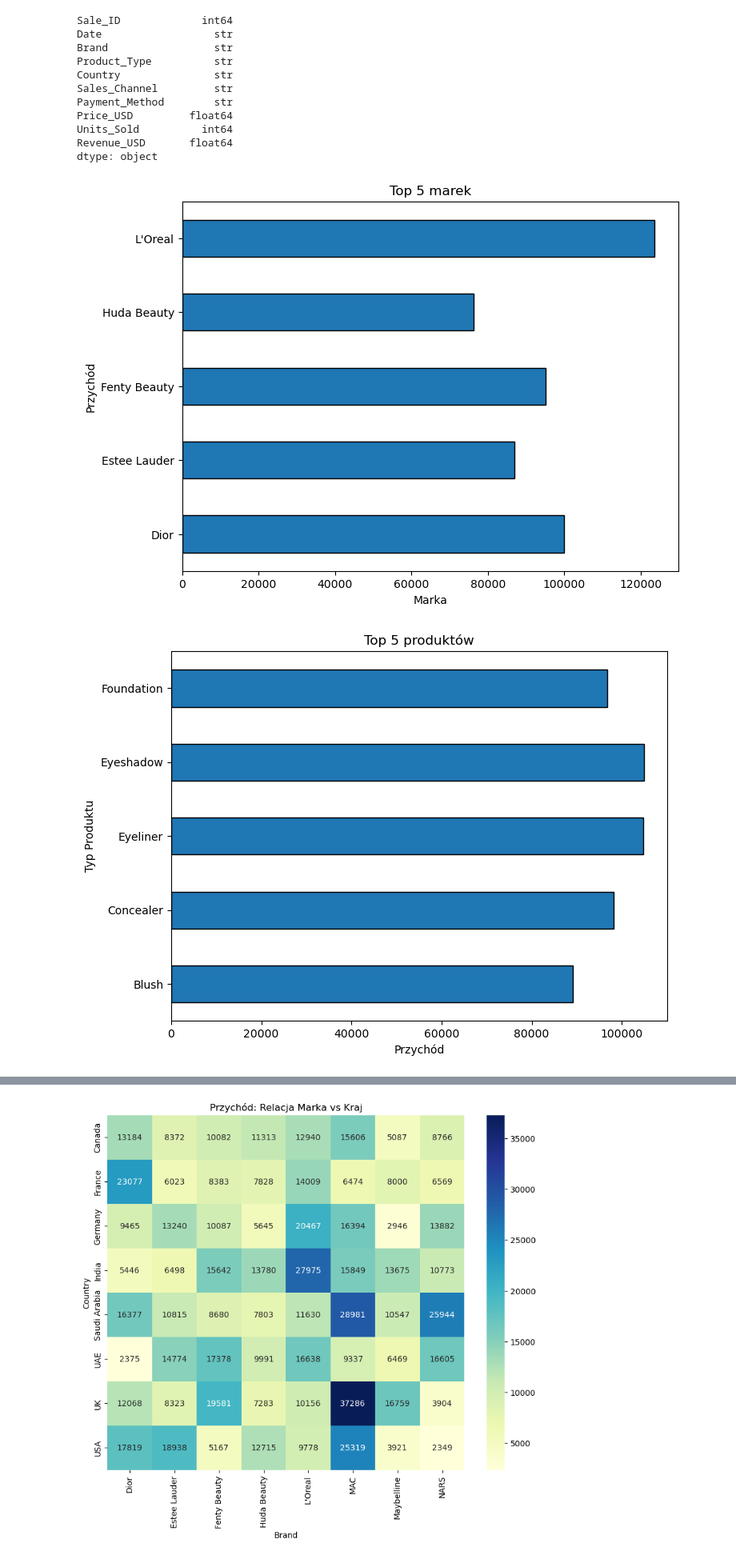
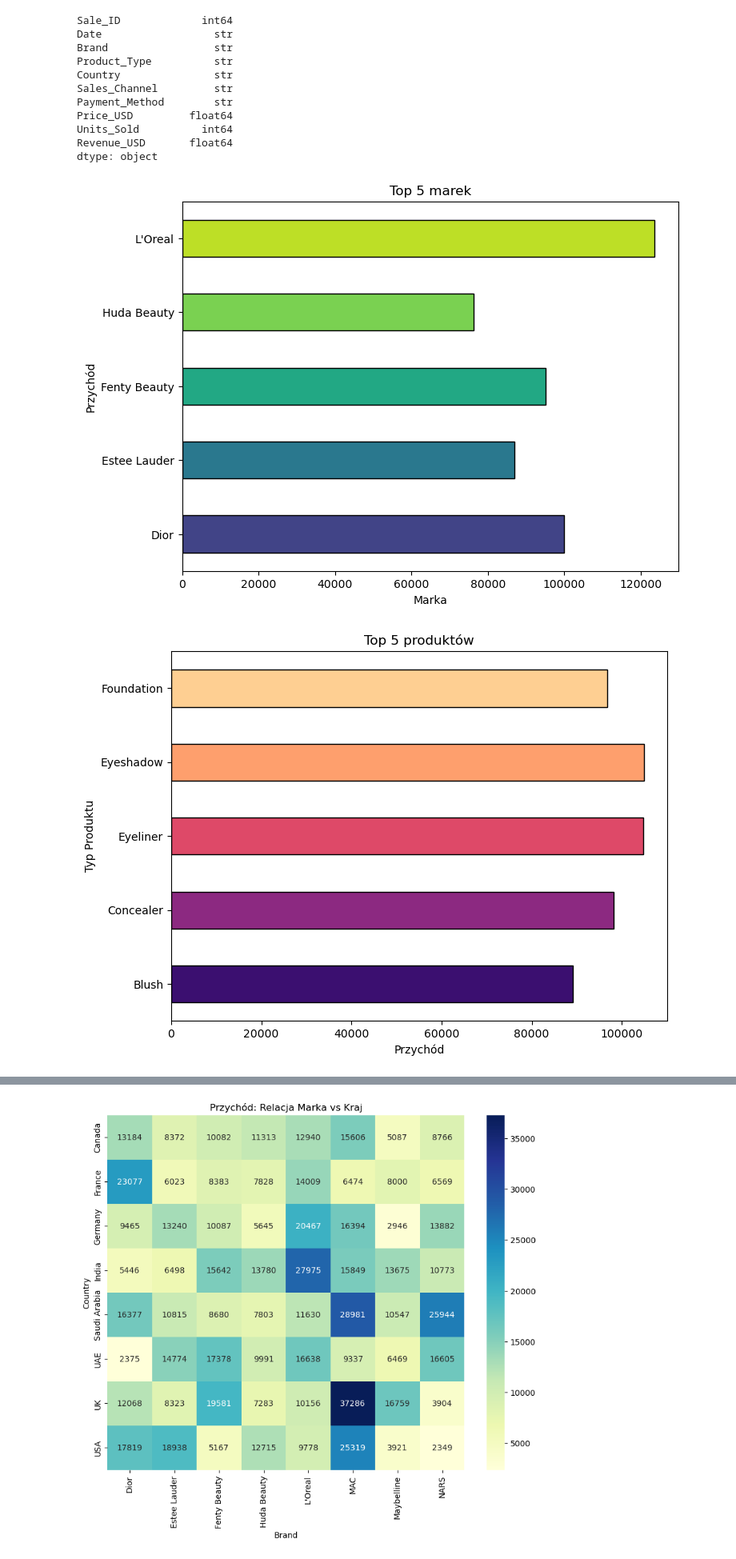
Before and after one commit to sameswick/Portfolio_Cv, a Jupyter notebook: projekt_makeup/notebooks/Notebook_01_eda_cleaning.ipynb, the cells around one changed output, grey strips where cells are left out. Shown at 80% size. Cells and saved outputs as stored; diff of their text form; code cells hidden in the pictures.

```diff
--- a/projekt_makeup/notebooks/Notebook_01_eda_cleaning.ipynb
+++ b/projekt_makeup/notebooks/Notebook_01_eda_cleaning.ipynb
@@ -57,23 +57,30 @@ dtype: object
 df['Date'] = pd.to_datetime(df['Date'], yearfirst=True, errors='raise')
 # %%
 plt.figure(figsize=(8,6))
-ax = df.groupby(by='Brand')['Revenue_USD'].sum().head(5).plot(kind='barh', edgecolor = 'black')
+ax = df.groupby(by='Brand')['Revenue_USD'].sum().head(5).plot(
+    kind='barh',
+    color= plt.cm.viridis([0.2, 0.4, 0.6, 0.8, 0.9]),
+    edgecolor = 'black')
 plt.xlabel('Marka')
 plt.ylabel('Przychód')
 plt.title('Top 5 marek')
 plt.savefig('../images/top_5_brands.png', dpi=300, bbox_inches='tight')
 plt.show()
 # %% [output]
-[figure, old version]
+[figure, new version]
 # %%
 plt.figure(figsize=(8,6))
-ax = df.groupby(by= 'Product_Type')['Revenue_USD'].sum().head(5).plot(kind='barh', edgecolor = 'black')
+ax = df.groupby(by= 'Product_Type')['Revenue_USD'].sum().head(5).plot(
+    kind='barh',
+    color=plt.cm.magma([0.2, 0.4, 0.6, 0.8, 0.9]),
+    edgecolor = 'black')
+
 plt.xlabel('Przychód')
 plt.ylabel('Typ Produktu')
 plt.title('Top 5 produktów')
 plt.savefig('../images/top_5_products.png', dpi=300, bbox_inches='tight')
 plt.show()
 # %% [output]
-[figure, old version]
+[figure, new version]
 # %%
 plt.figure(figsize=(8,6))
```
Also changed, not shown: parts of 3 cells of this notebook, 4 other files.
